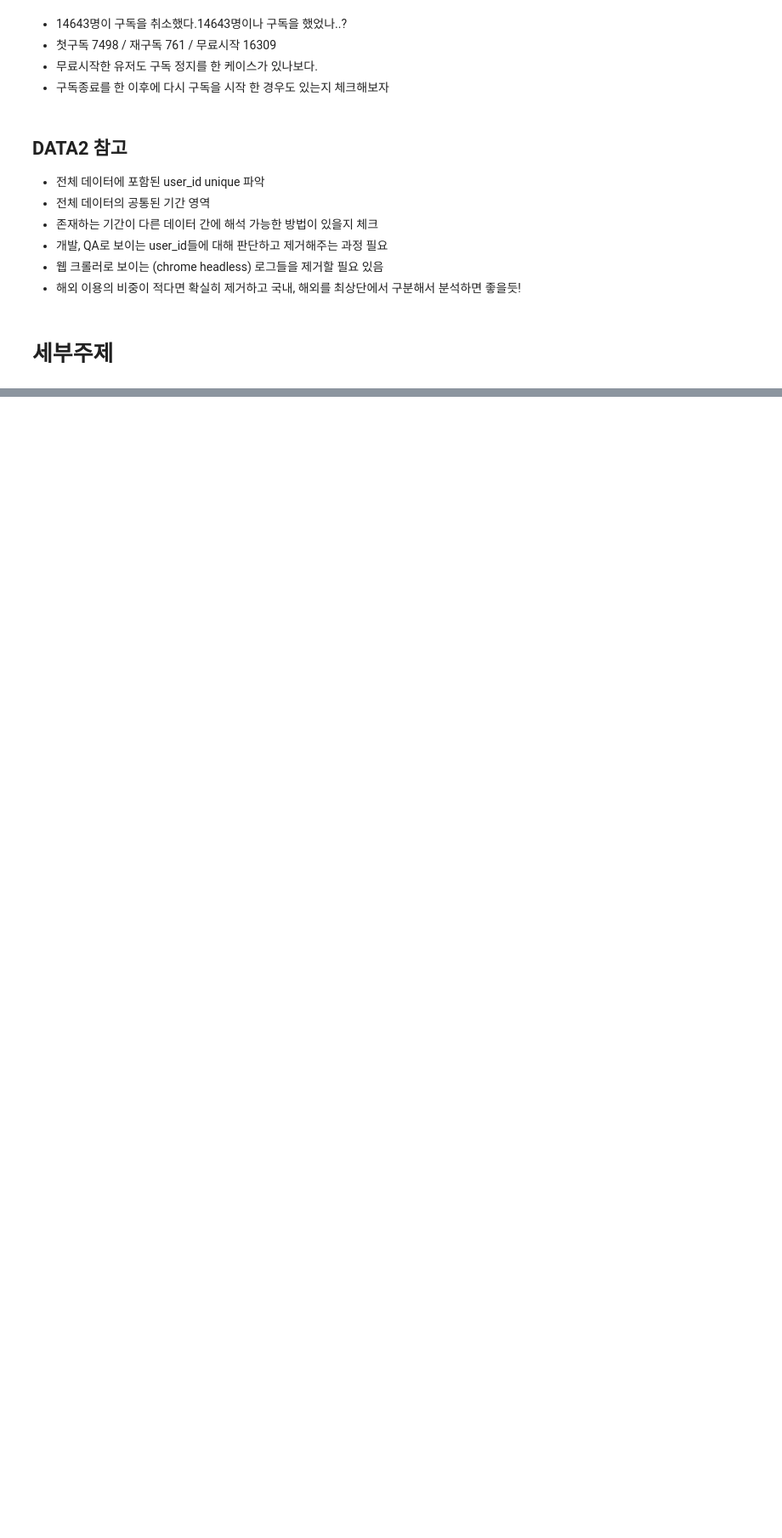
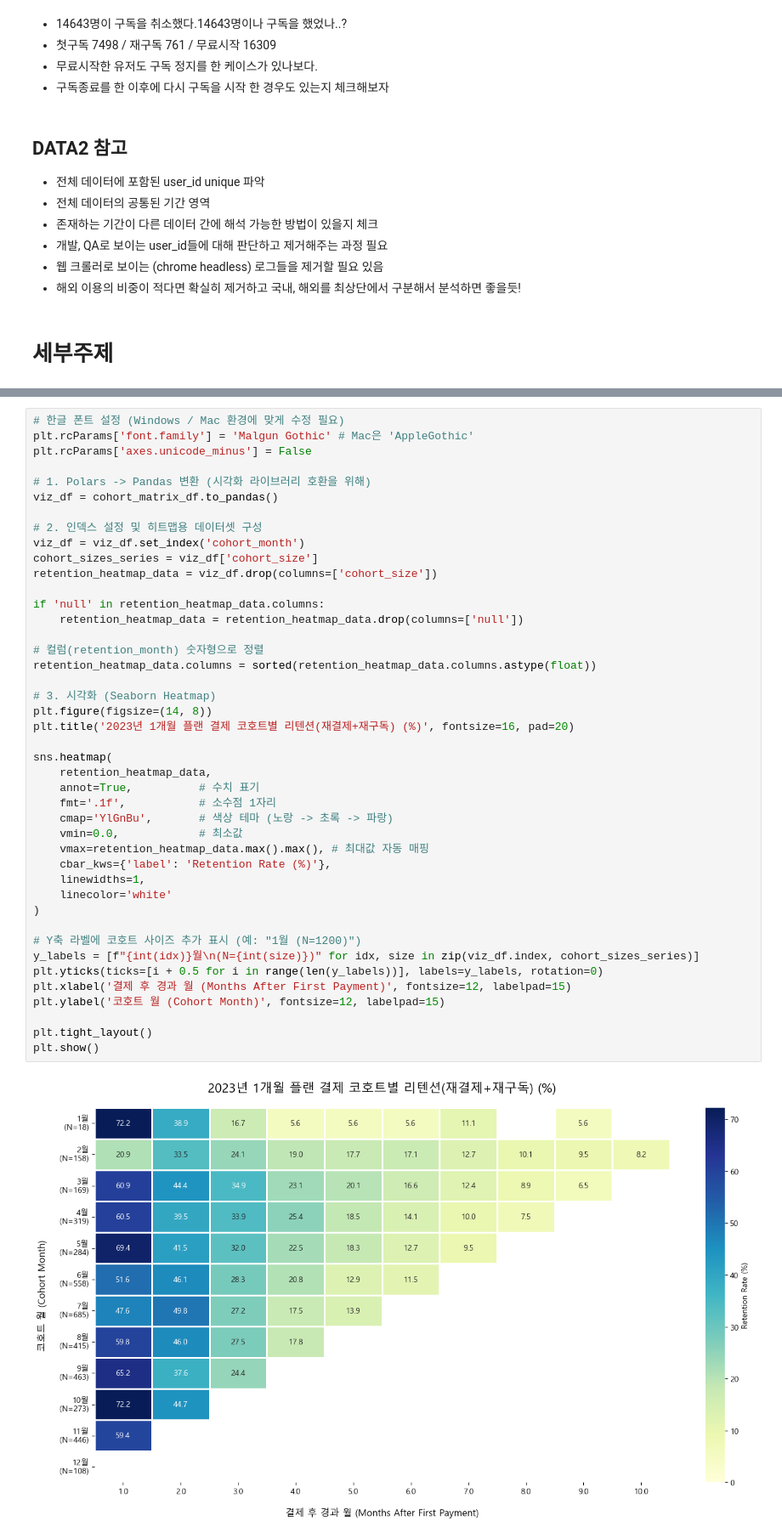
Before and after one commit to tecet1/midproject1, a Jupyter notebook: EDA/topic2_eda_modified.ipynb, the cells around one changed output, grey strips where cells are left out. Shown at 85% size. Cells and saved outputs as stored; diff of their text form; blank space fills up the shorter version.

```diff
--- a/EDA/topic2_eda_modified.ipynb
+++ b/EDA/topic2_eda_modified.ipynb
@@ -3446,0 +3725,45 @@ plt.show()
+# %%
+# 한글 폰트 설정 (Windows / Mac 환경에 맞게 수정 필요)
+plt.rcParams['font.family'] = 'Malgun Gothic' # Mac은 'AppleGothic'
+plt.rcParams['axes.unicode_minus'] = False
+
+# 1. Polars -> Pandas 변환 (시각화 라이브러리 호환을 위해)
+viz_df = cohort_matrix_df.to_pandas()
+
+# 2. 인덱스 설정 및 히트맵용 데이터셋 구성
+viz_df = viz_df.set_index('cohort_month')
+cohort_sizes_series = viz_df['cohort_size']
+retention_heatmap_data = viz_df.drop(columns=['cohort_size'])
+
+if 'null' in retention_heatmap_data.columns:
+    retention_heatmap_data = retention_heatmap_data.drop(columns=['null'])
+
+# 컬럼(retention_month) 숫자형으로 정렬
+retention_heatmap_data.columns = sorted(retention_heatmap_data.columns.astype(float))
+
+# 3. 시각화 (Seaborn Heatmap)
+plt.figure(figsize=(14, 8))
+plt.title('2023년 1개월 플랜 결제 코호트별 리텐션(재결제+재구독) (%)', fontsize=16, pad=20)
+
+sns.heatmap(
+    retention_heatmap_data,
+    annot=True,          # 수치 표기
+    fmt='.1f',           # 소수점 1자리
+    cmap='YlGnBu',       # 색상 테마 (노랑 -> 초록 -> 파랑)
+    vmin=0.0,            # 최소값
+    vmax=retention_heatmap_data.max().max(), # 최대값 자동 매핑
+    cbar_kws={'label': 'Retention Rate (%)'},
+    linewidths=1,
+    linecolor='white'
+)
+
+# Y축 라벨에 코호트 사이즈 추가 표시 (예: "1월 (N=1200)")
+y_labels = [f"{int(idx)}월\n(N={int(size)})" for idx, size in zip(viz_df.index, cohort_sizes_series)]
+plt.yticks(ticks=[i + 0.5 for i in range(len(y_labels))], labels=y_labels, rotation=0)
+plt.xlabel('결제 후 경과 월 (Months After First Payment)', fontsize=12, labelpad=15)
+plt.ylabel('코호트 월 (Cohort Month)', fontsize=12, labelpad=15)
+
+plt.tight_layout()
+plt.show()
+# %% [output]
+[figure, added]
```
Also changed, not shown: parts of 148 cells of this notebook, 1 other file.
